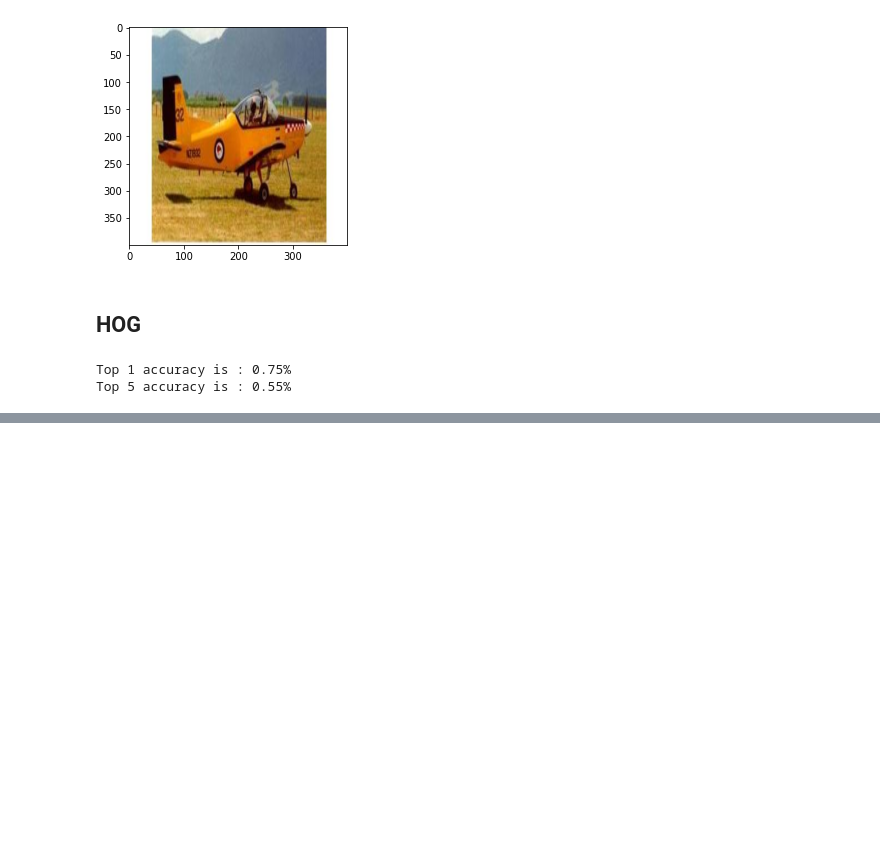
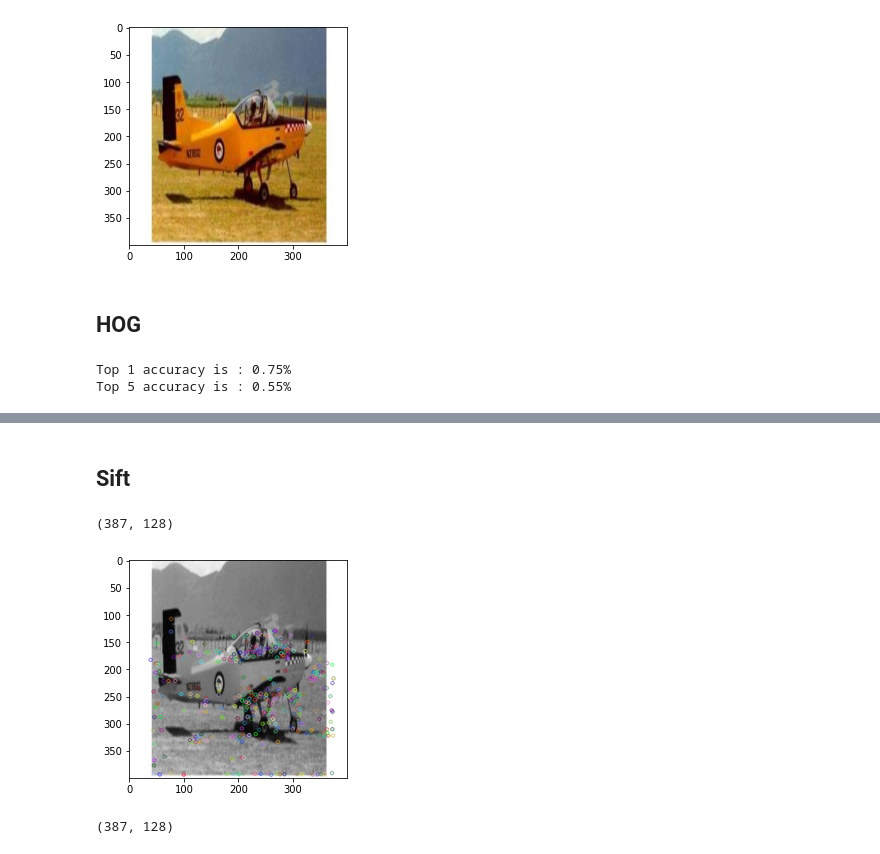
Before and after one commit to savoiepe/labs_computer_vision, a Jupyter notebook: TP1/TP1_code.ipynb, the cells around one changed output, grey strips where cells are left out. Cells and saved outputs as stored; diff of their text form; code cells hidden in the pictures; blank space fills up the shorter version.

Commit message:
sift

```diff
--- a/TP1/TP1_code.ipynb
+++ b/TP1/TP1_code.ipynb
@@ -101,0 +108,2 @@ for current_row in range(8):
+# %% [markdown]
+## Sift
@@ -101,0 +117,4 @@ for current_row in range(8):
+# %%
+descriptor.shape
+# %% [output]
+(387, 128)
@@ -101,0 +123,13 @@ for current_row in range(8):
+# %%
+plt.figure()
+plt.imshow(img)
+plt.show()
+# %% [output]
+[figure, added]
+# %%
+query2 = read_image('./data/airplane_query.jpg')
+gray= cv2.cvtColor(query2,cv2.COLOR_RGB2GRAY)
+kp2, des2 = sift.detectAndCompute(gray,None)
+descriptor.shape
+# %% [output]
+(387, 128)
```
Also changed, not shown: parts of 13 cells of this notebook.
